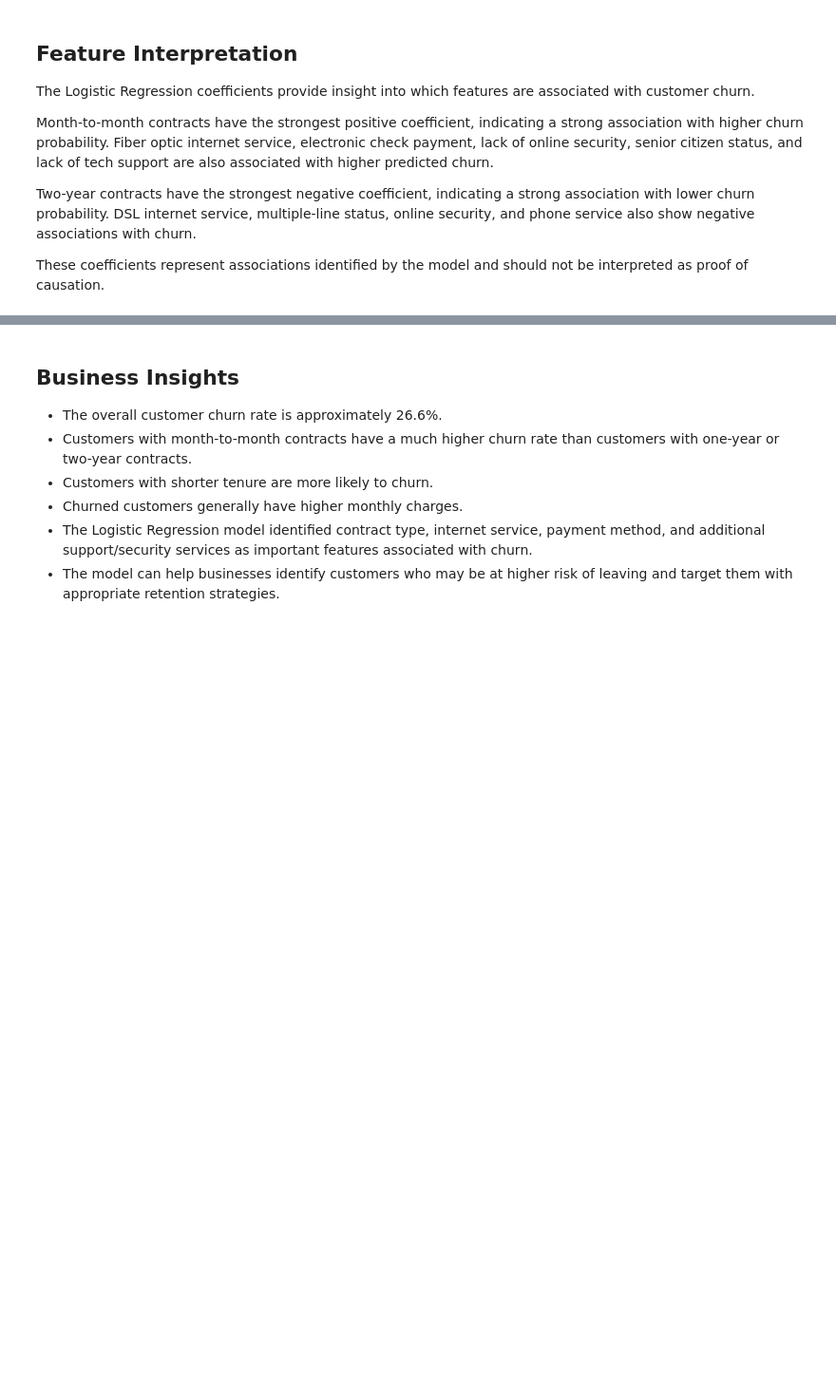
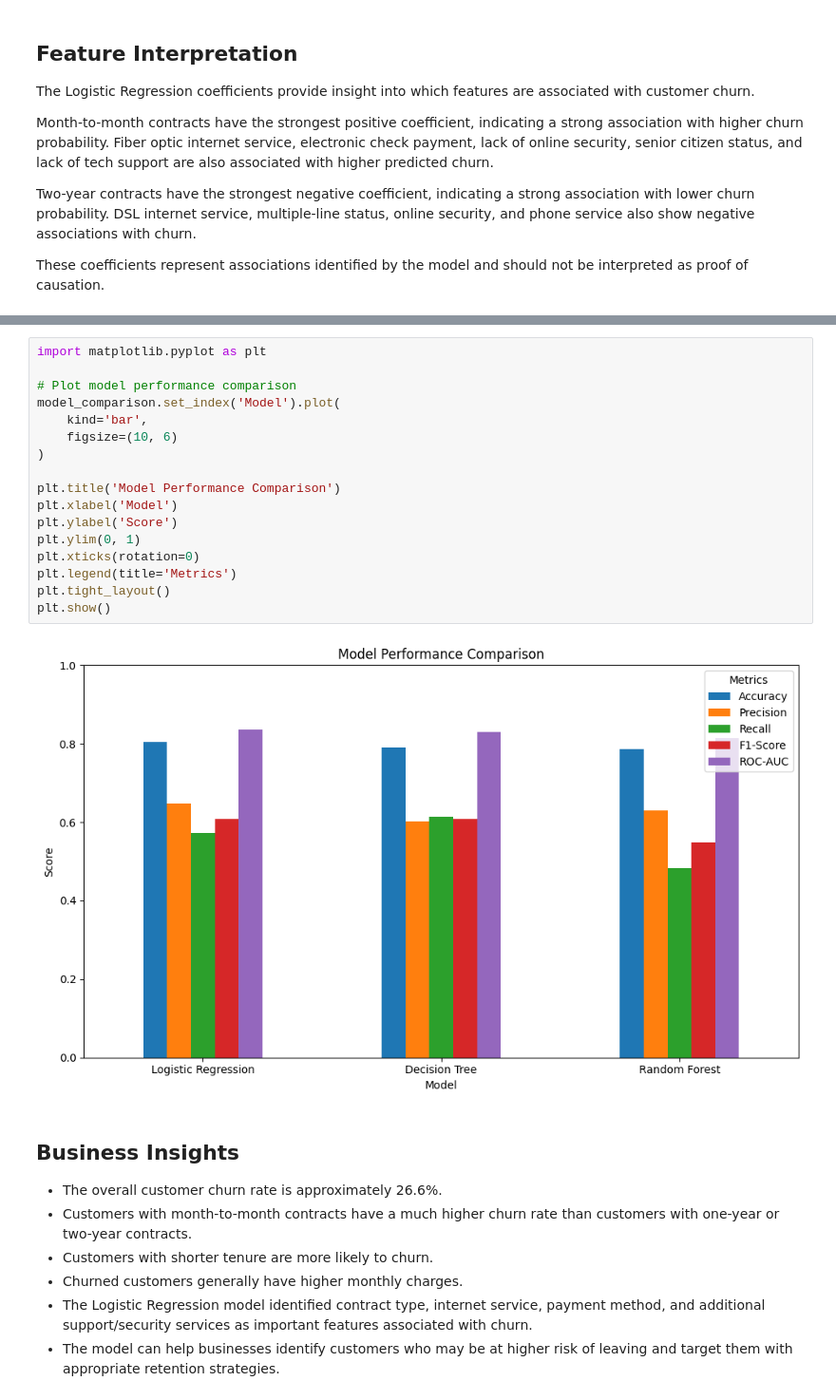
Before and after one commit to Keerthishree-310/Customer-Churn-Prediction, a Jupyter notebook: Customer_Churn_Prediction.ipynb, the cells around one changed output, grey strips where cells are left out. Shown at 95% size. Saved outputs shown, nothing was run; the diff lists cells and outputs as text; blank space fills up the shorter version.

```diff
--- a/Customer_Churn_Prediction.ipynb
+++ b/Customer_Churn_Prediction.ipynb
@@ -579,3 +610,22 @@ model_comparison.round(3)
+# %%
+import matplotlib.pyplot as plt
+
+# Plot model performance comparison
+model_comparison.set_index('Model').plot(
+    kind='bar',
+    figsize=(10, 6)
+)
+
+plt.title('Model Performance Comparison')
+plt.xlabel('Model')
+plt.ylabel('Score')
+plt.ylim(0, 1)
+plt.xticks(rotation=0)
+plt.legend(title='Metrics')
+plt.tight_layout()
+plt.show()
+# %% [output]
+[figure, added]
 # %% [markdown]
 ## Business Insights
 
```
Also changed, not shown: parts of 12 cells of this notebook.
